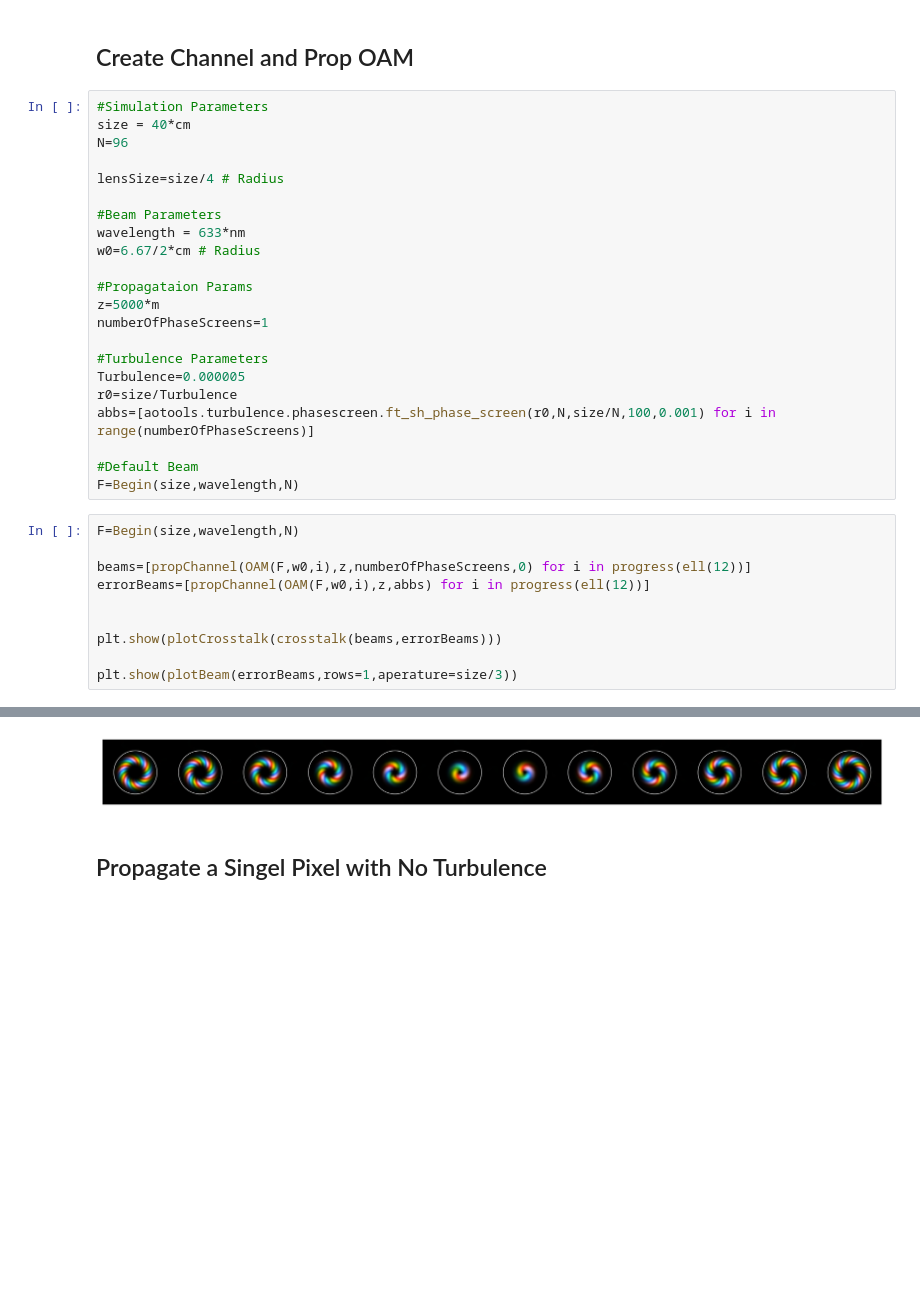
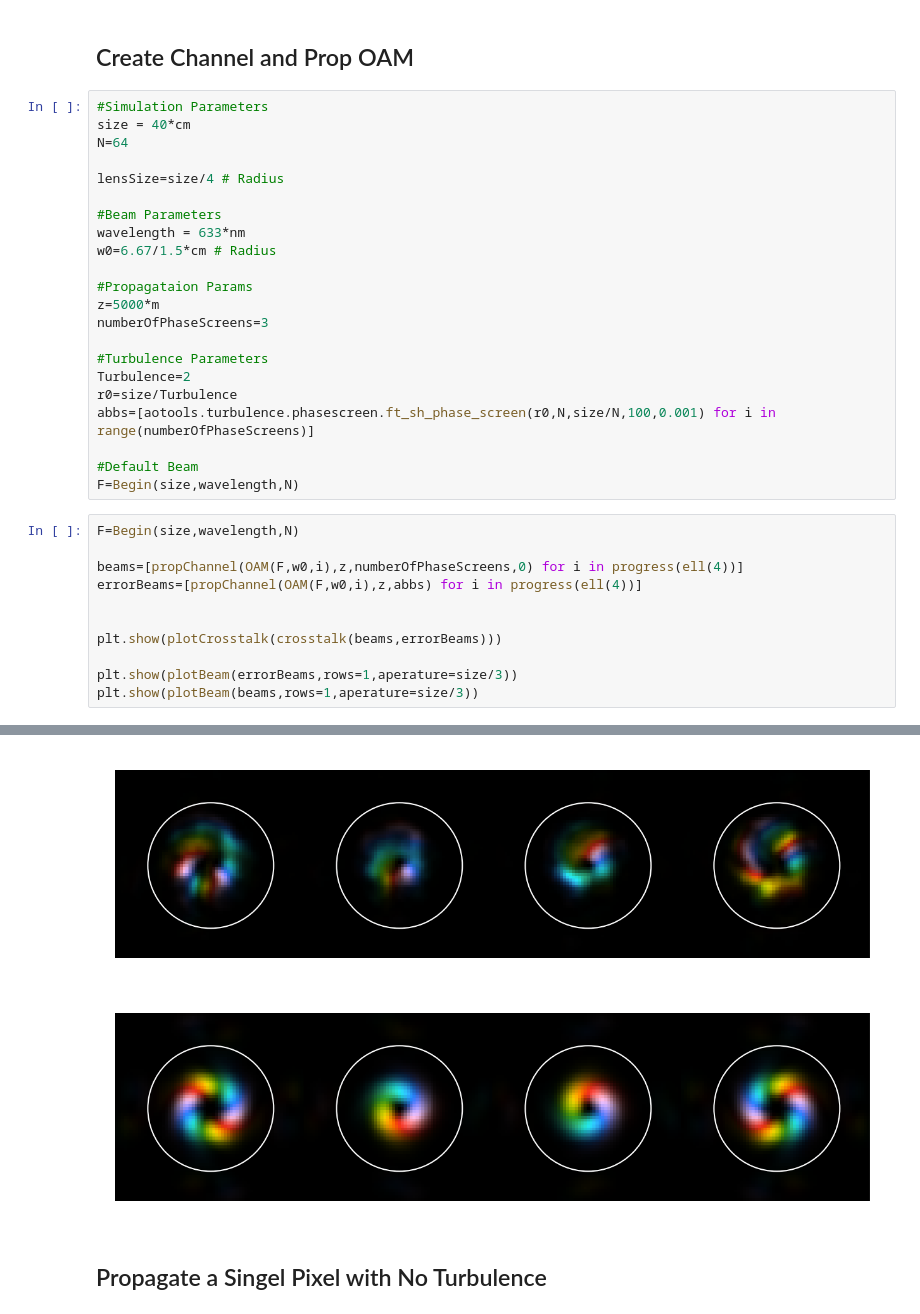
Before and after one commit to LukasScarfe/Eigen, a Jupyter notebook: eigenmodes.ipynb, the cells around one changed output, grey strips where cells are left out. Saved outputs shown, nothing was run; the diff lists cells and outputs as text; blank space fills up the shorter version.

```diff
--- a/eigenmodes.ipynb
+++ b/eigenmodes.ipynb
@@ -406,20 +412,20 @@ def parallelpropagatePixels(FieldIn, N, z,lensSize, abbs):
 # %%
 #Simulation Parameters
 size = 40*cm
-N=96
+N=64
 
 lensSize=size/4 # Radius
 
 #Beam Parameters
 wavelength = 633*nm
-w0=6.67/2*cm # Radius
+w0=6.67/1.5*cm # Radius
 
 #Propagataion Params
 z=5000*m
-numberOfPhaseScreens=1
+numberOfPhaseScreens=3
 
 #Turbulence Parameters
-Turbulence=0.000005
+Turbulence=2
 r0=size/Turbulence
 abbs=[aotools.turbulence.phasescreen.ft_sh_phase_screen(r0,N,size/N,100,0.001) for i in range(numberOfPhaseScreens)]
 
@@ -428,11 +434,12 @@ F=Begin(size,wavelength,N)
 # %%
 F=Begin(size,wavelength,N)
 
-beams=[propChannel(OAM(F,w0,i),z,numberOfPhaseScreens,0) for i in progress(ell(12))]
-errorBeams=[propChannel(OAM(F,w0,i),z,abbs) for i in progress(ell(12))]
+beams=[propChannel(OAM(F,w0,i),z,numberOfPhaseScreens,0) for i in progress(ell(4))]
+errorBeams=[propChannel(OAM(F,w0,i),z,abbs) for i in progress(ell(4))]
 
 
 plt.show(plotCrosstalk(crosstalk(beams,errorBeams)))
 
 plt.show(plotBeam(errorBeams,rows=1,aperature=size/3))
+plt.show(plotBeam(beams,rows=1,aperature=size/3))
 # %% [output]
@@ -440,4 +447,5 @@ plt.show(plotBeam(errorBeams,rows=1,aperature=size/3))
-[figure, old version]
+[figure, new version]
+[figure, added]
 # %% [markdown]
 ## Propagate a Singel Pixel with No Turbulence
 # %%
```
Also changed, not shown: parts of 14 cells of this notebook.
